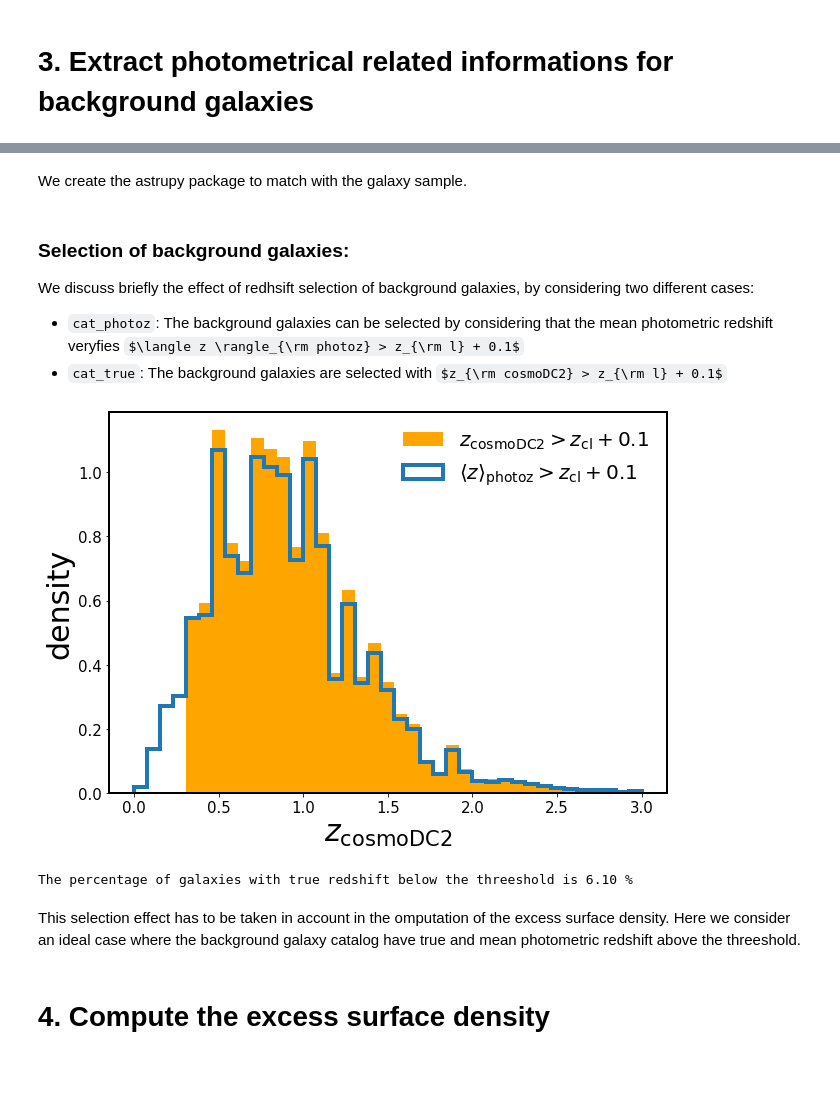
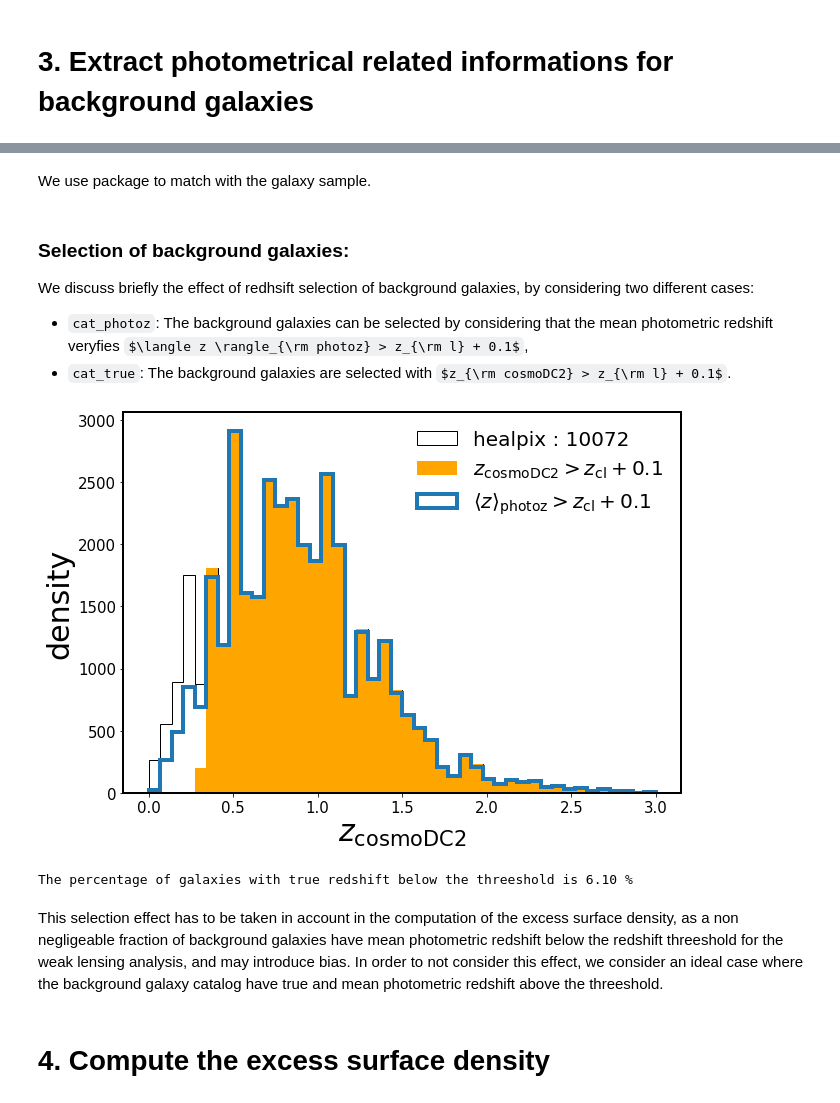
Before and after one commit to LSSTDESC/DC2_CL_PZ, a Jupyter notebook: Example_compute_deltasigma_with_photozs.ipynb, the cells around one changed output, grey strips where cells are left out. Drawn from its saved outputs; the diff is of its cells as text; code cells hidden in the pictures; some formulas as TeX source; blank space fills up the shorter version.

```diff
--- a/Example_compute_deltasigma_with_photozs.ipynb
+++ b/Example_compute_deltasigma_with_photozs.ipynb
@@ -164,5 +164,5 @@ Wall time: 44.7 s
 # %% [markdown]
-We create the astrupy package to match with the galaxy sample.
+We use package to match with the galaxy sample.
 # %%
 tab_astropy = Table()
 tab_astropy['galaxy_id'] = photoz_cat['galaxy_id']
@@ -172,9 +172,9 @@ tab_astropy['photoz_mean'] =  photoz_cat['photoz_mean']
 ### Selection of background galaxies:
 We discuss briefly the effect of redhsift selection of background galaxies, by considering two different cases:
 - `cat_photoz`:
-The background galaxies can be selected by considering that the mean photometric redshift veryfies $\langle z \rangle_{\rm photoz} > z_{\rm l} + 0.1$
+The background galaxies can be selected by considering that the mean photometric redshift veryfies $\langle z \rangle_{\rm photoz} > z_{\rm l} + 0.1$,
 - `cat_true`:
-The background galaxies are selected with $z_{\rm cosmoDC2} > z_{\rm l} + 0.1$
+The background galaxies are selected with $z_{\rm cosmoDC2} > z_{\rm l} + 0.1$.
 # %%
 mask_photoz = tab_astropy['photoz_mean'] > z_min
 tab_photoz_z_cut = tab_astropy[mask_photoz]
@@ -186,16 +186,17 @@ cat_true = join(tab_astropy, gal_cat_cut, keys = 'galaxy_id')
 # %%
 plt.figure(figsize = (10,7))
 plt.rcParams['axes.linewidth'] = 2
-bins = np.linspace(0, 3, 40)
+bins = np.linspace(0, 3, 45)
 plt.tick_params(axis='both', which = 'both', labelsize= 15)
-plt.hist(cat_true['redshift'], bins = bins, linewidth = 4, label = r'$z_{\rm cosmoDC2}  > z_{\rm cl} + 0.1$', density = True, color = 'orange')
-plt.hist(cat_photoz['redshift'], bins = bins, histtype = 'step', linewidth = 4, label = r'$\langle z \rangle_{\rm photoz} > z_{\rm cl} + 0.1$', density = True)
+plt.hist(gal_cat['redshift'], bins = bins, linewidth = 1, histtype = 'step', label = f'healpix : {healpix_selected}',  color = 'k')
+plt.hist(cat_true['redshift'], bins = bins, linewidth = 4, label = r'$z_{\rm cosmoDC2}  > z_{\rm cl} + 0.1$',color = 'orange')
+plt.hist(cat_photoz['redshift'], bins = bins, histtype = 'step', linewidth = 4, label = r'$\langle z \rangle_{\rm photoz} > z_{\rm cl} + 0.1$')
 plt.legend(frameon = False, fontsize = 20)
 plt.xlabel(r'$z_{\rm cosmoDC2}$', fontsize = 30)
 plt.ylabel(r'density', fontsize = 30)
 plt.show()
 # %% [output]
-[figure, old version]
+[figure, new version]
 # %%
 per_cent = abs(100*(len(cat_photoz[cat_photoz['redshift'] < z_min]))/len(cat_photoz))
 # %%
@@ -203,7 +204,7 @@ print(F'The percentage of galaxies with true redshift below the threeshold is {p
 # %% [output]
 The percentage of galaxies with true redshift below the threeshold is 6.10 %
 # %% [markdown]
-This selection effect has to be taken in account in the omputation of the excess surface density. Here we consider an ideal case where the background galaxy catalog have true and mean photometric redshift above the threeshold.
+This selection effect has to be taken in account in the computation of the excess surface density, as a non negligeable fraction of background galaxies have mean photometric redshift below the redshift threeshold for the weak lensing analysis, and may introduce bias. In order to not consider this effect, we consider an ideal case where the background galaxy catalog have true and mean photometric redshift above the threeshold.
 # %%
 cat_complete = cat_photoz[cat_photoz['redshift'] > z_min]
 # %% [markdown]
```
Also changed, not shown: parts of 11 cells of this notebook.
